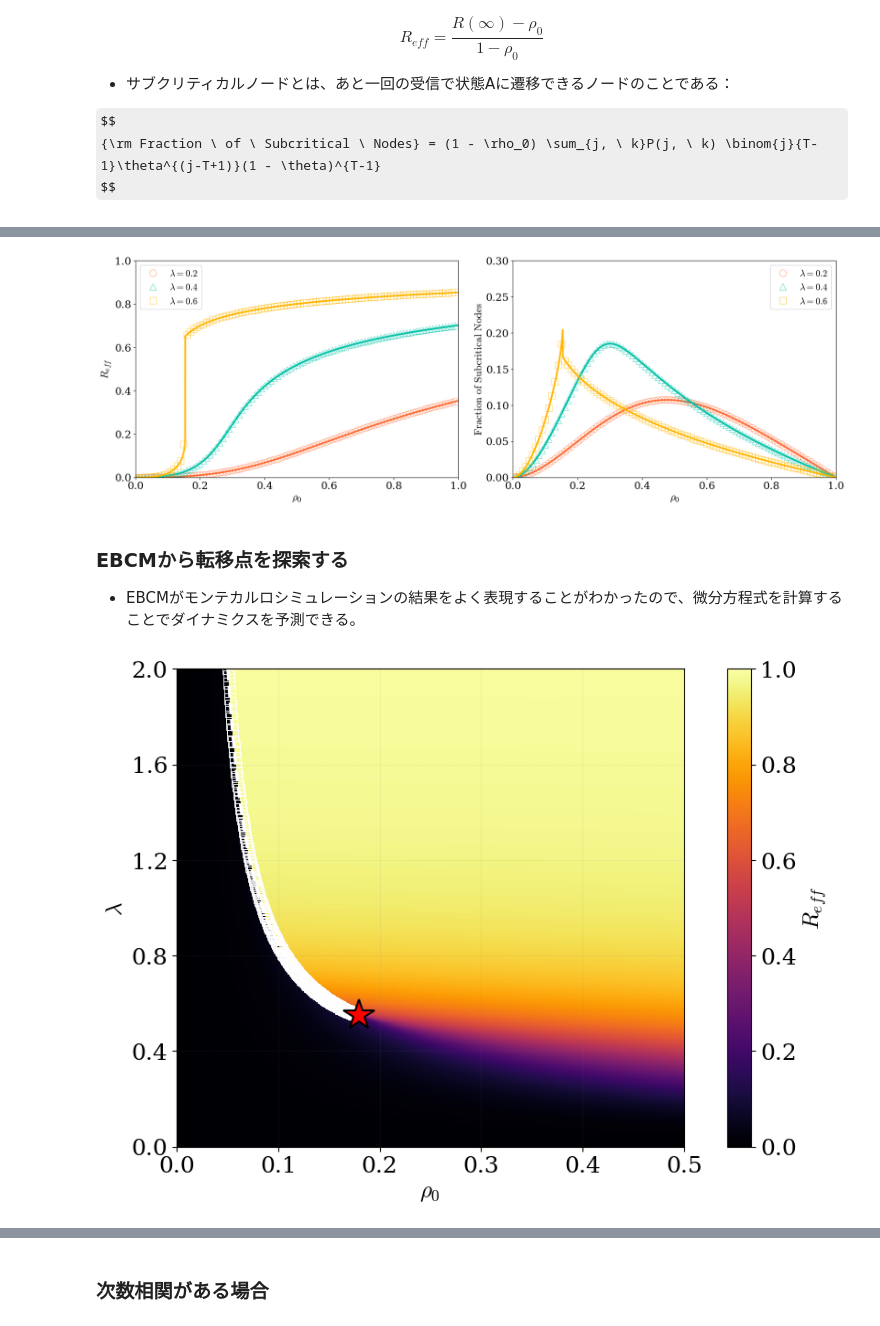
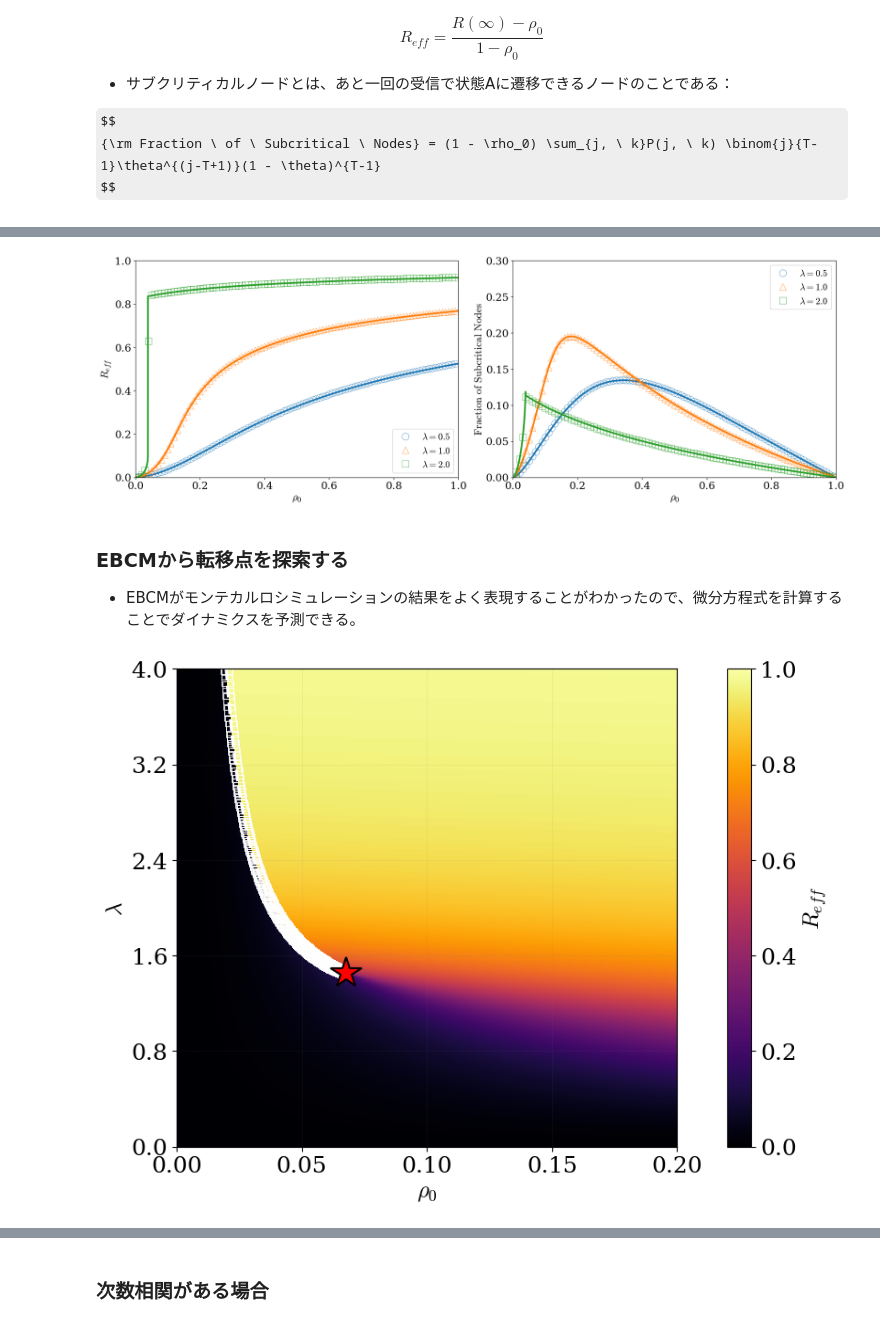
Before and after one commit to Kojirouuuu/directed-network-simulations, a Jupyter notebook: notebooks/directed-ebcm.ipynb, the cells around one changed output, grey strips where cells are left out. Saved outputs shown, nothing was run; the diff lists cells and outputs as text; code cells hidden in the pictures; some formulas as TeX source.

Commit message:
chore: update directed EBCM notebook

```diff
--- a/notebooks/directed-ebcm.ipynb
+++ b/notebooks/directed-ebcm.ipynb
@@ -20,15 +20,16 @@ from utils.directed_ebcm import build_binom, build_ebcm_config, build_degree_dis
 from tqdm import tqdm
 
 # グラフの色指定
-colors = [
-    "#FF6B35",  # orange
-    "#00C2A8",  # teal
-    "#FFB700",  # amber
-    "#7B2FBE",  # medium purple
-    "#00A3E0",  # sky blue
-    "#E8003D",  # red
-    "#330066",  # dark purple
-]
+# colors = [
+#     "#FF6B35",  # orange
+#     "#00C2A8",  # teal
+#     "#FFB700",  # amber
+#     "#7B2FBE",  # medium purple
+#     "#00A3E0",  # sky blue
+#     "#E8003D",  # red
+#     "#330066",  # dark purple
+# ]
+colors = plt.rcParams['axes.prop_cycle'].by_key()['color']
 markers = ["o", "^", "s", "D", "P", "X", "d", "H", "v", "p", "*"]
 linestyles = ["-", "--", "-.", ":", "-", "--", "-.", ":", "-", "--", "-.", ":"]
 
@@ -54,11 +55,11 @@ $N, \ k_{\rm min}, \ k_{\rm max}, \ \gamma$を設定した時の平均次数を
 N = 500_000 # 頂点数
 kmin = 5
 kmax = int(np.sqrt(N))
-kave = 12.70
+kave = 12.50
 gamma = 2.5
 
 # 固定パラメータ
-batch_size = 20
+batch_size = 10
 mu = 1.0
 show_T = 3
 # %%
@@ -108,17 +109,18 @@ $$
 {\rm Fraction \ of \ Subcritical \ Nodes} = (1 - \rho_0) \sum_{j, \ k}P(j, \ k) \binom{j}{T-1}\theta^{(j-T+1)}(1 - \theta)^{T-1}
 $$
 # %%
-pi_type = "Poi"
+pi_type = "Pow"
 ebcm_dir = os.path.abspath(os.path.join("..", "out", "ebcm", "directed-infty"))
-ebcm_path = os.path.join(ebcm_dir, f"{pi_type}", f"kdave={kave:.2f}")
+ebcm_path = os.path.join(ebcm_dir, f"{pi_type}", f"gamma={gamma:.2f}", f"kmin={kmin}", f"kmax={kmax}")
+# ebcm_path = os.path.join(ebcm_dir, f"{pi_type}", f"kdave={kave:.2f}")
 g = pd.read_csv(os.path.join(ebcm_path, "gd_zero.csv"))
 g = g.set_index(["T", "rho0", "lambda_d", "mu"]).to_xarray()
 theta_d_infty = g["theta_d"].squeeze()
 # %%
 df_all = pd.DataFrame()
 
-network_path = build_network_path(N=N, network_type="DirectedCMOutPow", k_in_min=kmin, k_in_max=kmax, gamma=gamma, k_out_min=kmin, k_out_max=kmax)
-abst = "map-r-ld"
+network_path = build_network_path(N=N, network_type="PowPow", k_in_min=kmin, k_in_max=kmax, gamma=gamma, k_out_min=kmin, k_out_max=kmax, kd_min=kmin, kd_max=kmax, swap_num=0)
+abst = "rho0-compare-curve"
 sim_path = os.path.abspath(os.path.join("..", "app", "out", "sar", f"{abst}", f"threshold={show_T}", network_path))
 
 for i in range(batch_size):
@@ -214,9 +197,10 @@ for lidx, lambda_d in enumerate(lambda_d_values):
     ax[1].set_title("")
     ax[1].legend()
 
+plt.savefig("rho0-compare-curve.png", dpi=300)
 plt.show()
 # %% [output]
-[figure, old version]
+[figure, new version]
 # %%
 ebcm_rho0_values = g["rho0"].values
 ebcm_lambda_d_values = g["lambda_d"].values
@@ -271,34 +255,34 @@ p = (g["R"] - rho0_val) / (1 - rho0_val)
 p = p.squeeze().T.plot(
     ax=ax,
     cmap="inferno",
     vmin=0.0,
     vmax=1.0,
     add_colorbar=False
 )
 
 ax.plot(lambda_c_horizontal, lambda_c_vertical,
         linestyle="--", color="w", linewidth=2.5,
         marker="s", markersize=8,
         markerfacecolor="none", markeredgecolor="w",
         markeredgewidth=0.6)
 
 ax.plot(lambda_c2_horizontal, lambda_c2_vertical,
         linestyle="", marker="*", markersize=25,
         markerfacecolor="red", markeredgecolor="black",
         markeredgewidth=1.5)
 
 ax.grid(linestyle=":", alpha=0.3)
-ax.yaxis.set_major_locator(ticker.MultipleLocator(0.4))
+ax.yaxis.set_major_locator(ticker.MultipleLocator(0.8))
 ax.yaxis.set_major_formatter(ticker.FormatStrFormatter("%.1f"))
 
-ax.set_xlim(0.0, 0.5)
-ax.set_ylim(0.0, 2.0)
+ax.set_xlim(0.0, 0.2)
+ax.set_ylim(0.0, 4.0)
 ax.set_xlabel(rf"$\rho_0$")
 ax.set_ylabel(rf"$\lambda$")
 ax.set_title("")
 
 fig.colorbar(p, ax=ax, label=rf"$R_{{eff}}$")
 plt.savefig("fig/map.png", dpi=300)
 plt.show()
 # %% [output]
-[figure, old version]
+[figure, new version]
```
Also changed, not shown: parts of 5 cells of this notebook.
